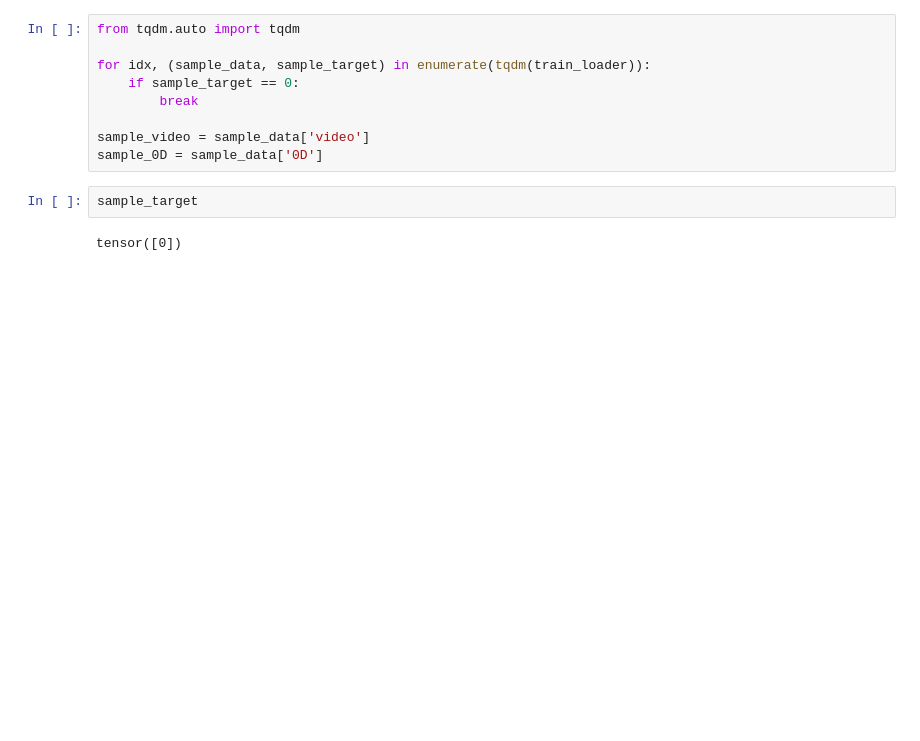
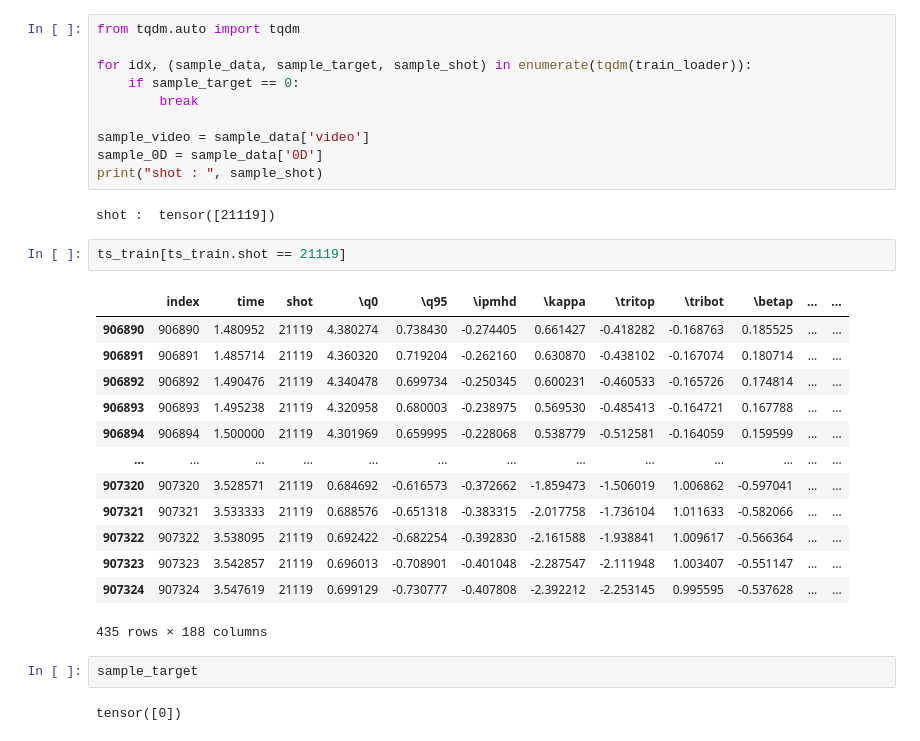
Before and after one commit to ZINZINBIN/Disruption-Prediciton-based-on-Multimodal-Deep-Learning, a Jupyter notebook: analysis/analysis_multi_modal_data.ipynb, the cells around one changed output. Cells and saved outputs as stored; diff of their text form; blank space fills up the shorter version.

```diff
--- a/analysis/analysis_multi_modal_data.ipynb
+++ b/analysis/analysis_multi_modal_data.ipynb
@@ -125,12 +69,31 @@ test data : 2561, disrupt : 45, non-disrupt : 2516
 # %%
 from tqdm.auto import tqdm
 
-for idx, (sample_data, sample_target) in enumerate(tqdm(train_loader)):
+for idx, (sample_data, sample_target, sample_shot) in enumerate(tqdm(train_loader)):
     if sample_target == 0:
         break
 
 sample_video = sample_data['video']
 sample_0D = sample_data['0D']
+print("shot : ", sample_shot)
+# %% [output]
+shot :  tensor([21119])
+# %%
+ts_train[ts_train.shot == 21119]
+# %% [output]
+|  | index | time | shot | \q0 | \q95 | \ipmhd | \kappa | \tritop | \tribot | \betap | ... | ... |
+| 906890 | 906890 | 1.480952 | 21119 | 4.380274 | 0.738430 | -0.274405 | 0.661427 | -0.418282 | -0.168763 | 0.185525 | ... | ... |
+| 906891 | 906891 | 1.485714 | 21119 | 4.360320 | 0.719204 | -0.262160 | 0.630870 | -0.438102 | -0.167074 | 0.180714 | ... | ... |
+| 906892 | 906892 | 1.490476 | 21119 | 4.340478 | 0.699734 | -0.250345 | 0.600231 | -0.460533 | -0.165726 | 0.174814 | ... | ... |
+| 906893 | 906893 | 1.495238 | 21119 | 4.320958 | 0.680003 | -0.238975 | 0.569530 | -0.485413 | -0.164721 | 0.167788 | ... | ... |
+| 906894 | 906894 | 1.500000 | 21119 | 4.301969 | 0.659995 | -0.228068 | 0.538779 | -0.512581 | -0.164059 | 0.159599 | ... | ... |
+| ... | ... | ... | ... | ... | ... | ... | ... | ... | ... | ... | ... | ... |
+| 907320 | 907320 | 3.528571 | 21119 | 0.684692 | -0.616573 | -0.372662 | -1.859473 | -1.506019 | 1.006862 | -0.597041 | ... | ... |
+| 907321 | 907321 | 3.533333 | 21119 | 0.688576 | -0.651318 | -0.383315 | -2.017758 | -1.736104 | 1.011633 | -0.582066 | ... | ... |
+| 907322 | 907322 | 3.538095 | 21119 | 0.692422 | -0.682254 | -0.392830 | -2.161588 | -1.938841 | 1.009617 | -0.566364 | ... | ... |
+| 907323 | 907323 | 3.542857 | 21119 | 0.696013 | -0.708901 | -0.401048 | -2.287547 | -2.111948 | 1.003407 | -0.551147 | ... | ... |
+| 907324 | 907324 | 3.547619 | 21119 | 0.699129 | -0.730777 | -0.407808 | -2.392212 | -2.253145 | 0.995595 | -0.537628 | ... | ... |
+435 rows × 188 columns
 # %%
 sample_target
 # %% [output]
```
Also changed, not shown: parts of 15 cells of this notebook, 15 other files.
